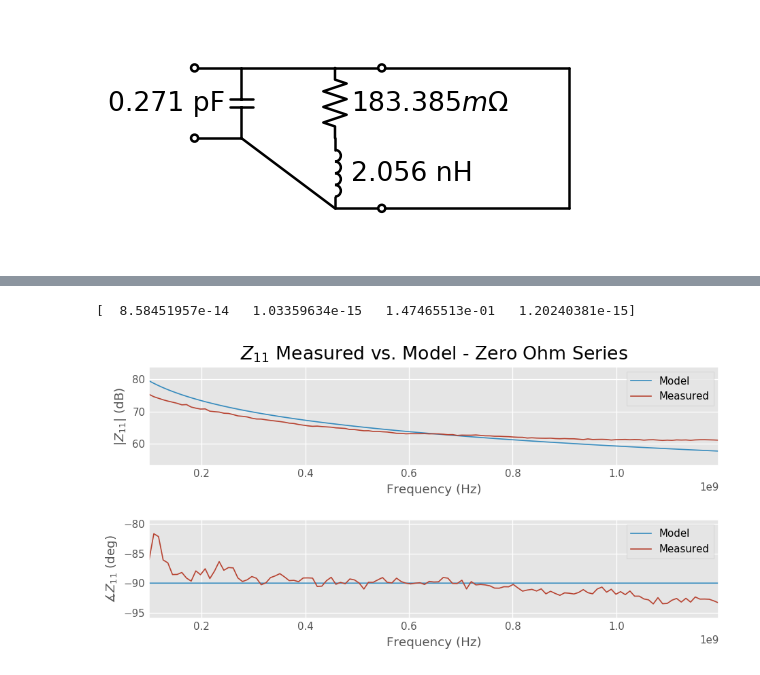
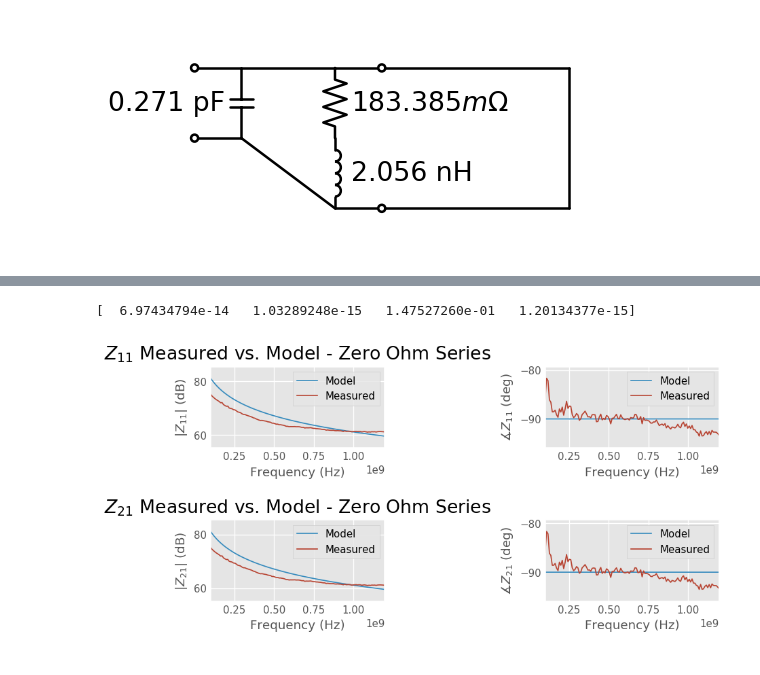
Before and after one commit to vighneshiyer/ee142_labs, a Jupyter notebook: lab1_redux/Lab1_Notebook.ipynb, the cells around one changed output, grey strips where cells are left out. Cells and saved outputs as stored; diff of their text form; code cells hidden in the pictures.

```diff
--- a/lab1_redux/Lab1_Notebook.ipynb
+++ b/lab1_redux/Lab1_Notebook.ipynb
@@ -227,0 +250,2 @@ $$\frac{i \left(- C_{pack} \omega \left(i L_{pack} \omega + R_{pack}\right) - C_
+# %%
+zero_ohm_series_Z_matrix, zero_ohm_series_Z_fns = zero_ohm_series_Z_model()
@@ -373,8 +380,7 @@ Shunt-Short Via Schematic Model:
 # %%
-zero_ohm_series_fit = optimize_for_Z11(zero_ohm_series_model, (100e-12, 1e-15, 100e-3, 1e-15), zero_ohm_series_data, loss_fn='mag')
+zero_ohm_series_fit = optimize_for_Z(zero_ohm_series_Z_fns, (100e-12, 1e-15, 100e-3, 1e-15), zero_ohm_series_data, loss_fn='mp_combo')
 print(zero_ohm_series_fit.x)
-compare_fit_with_data(zero_ohm_series_model, zero_ohm_series_fit.x, zero_ohm_series_data, title='Zero Ohm Series')
-#shunt_short_schematic(C=pF(shunt_short_fit.x[0]), L=nH(shunt_short_fit.x[1]), R=mOhm(shunt_short_fit.x[2]))
+compare_fit_with_data(zero_ohm_series_Z_fns, zero_ohm_series_fit.x, zero_ohm_series_data, title='Zero Ohm Series')
 # %% [output]
-[  8.58451957e-14   1.03359634e-15   1.47465513e-01   1.20240381e-15]
+[  6.97434794e-14   1.03289248e-15   1.47527260e-01   1.20134377e-15]
-[figure, old version]
+[figure, new version]
```
Also changed, not shown: parts of 9 cells of this notebook, 2 other files.
